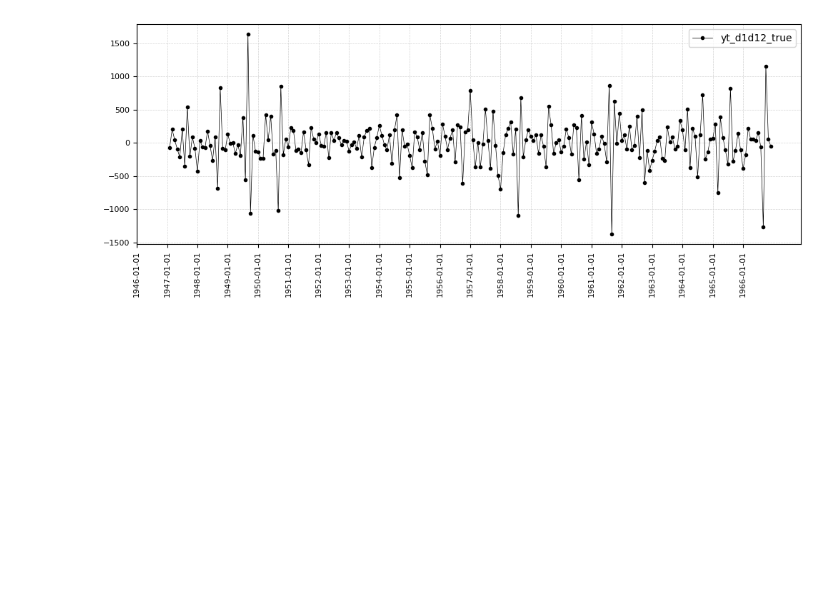
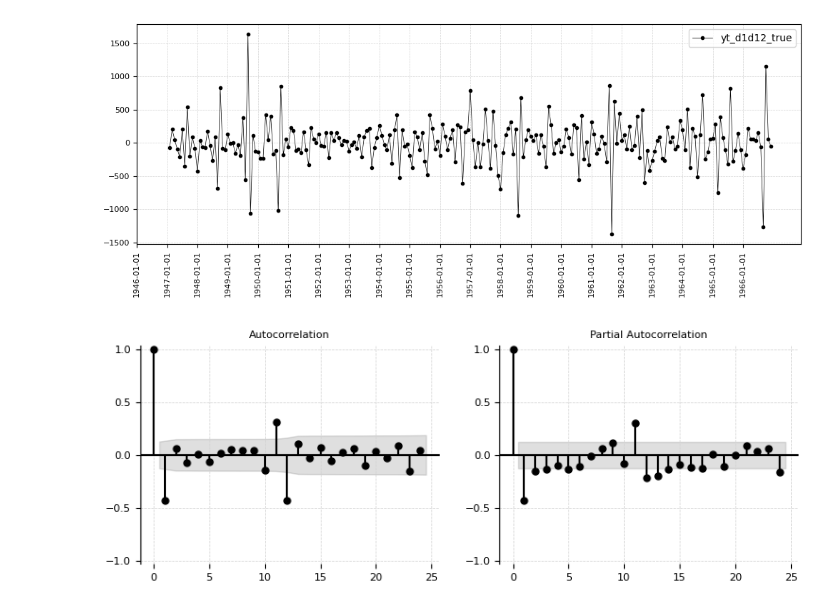
Before and after one commit to 2025-2-predictiva/PRE-13-prediccion-basica-series-de-tiempo-fhurtadoa, a Jupyter notebook: homework/homework_1.ipynb, the cells around one changed output. Drawn from its saved outputs; the diff is of its cells as text; code cells hidden in the pictures; blank space fills up the shorter version.

```diff
--- a/homework/homework_1.ipynb
+++ b/homework/homework_1.ipynb
@@ -105,3 +105,12 @@ date
 1947-03-01    203.0
 Name: yt_d1d12_true, dtype: float64
 [figure]
+# %%
+
+
+#
+# Autocorrelograma simple
+#
+functions.acf_pacf_plots(df_orig.yt_d1d12_true.dropna())
+# %% [output]
+[figure, added]
```
Also changed, not shown: 10 other files.
